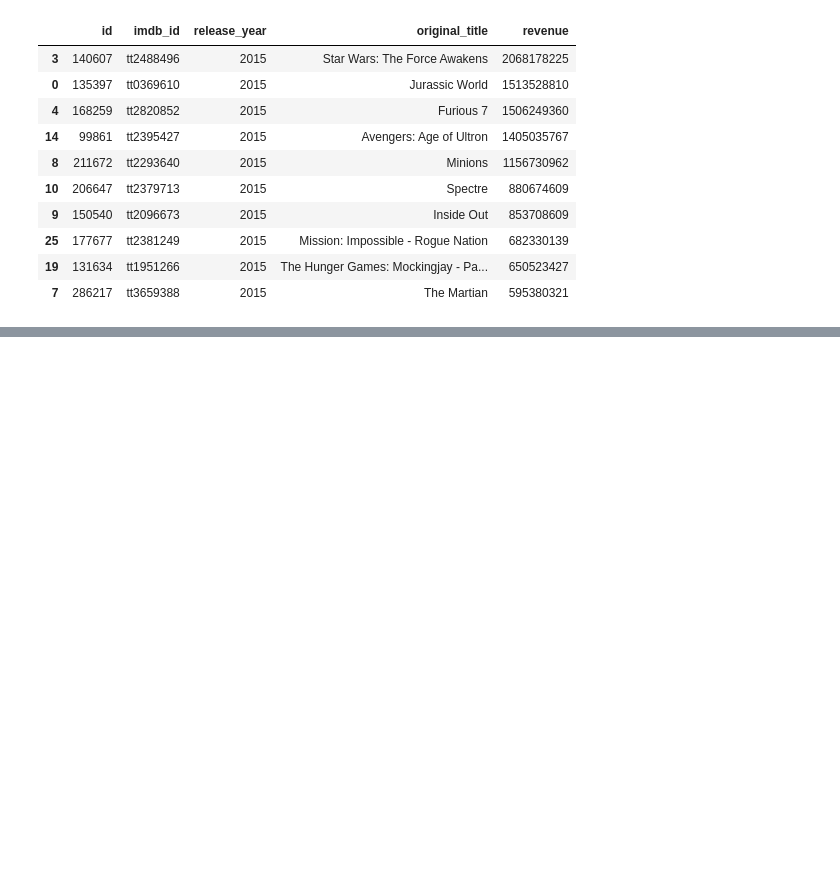
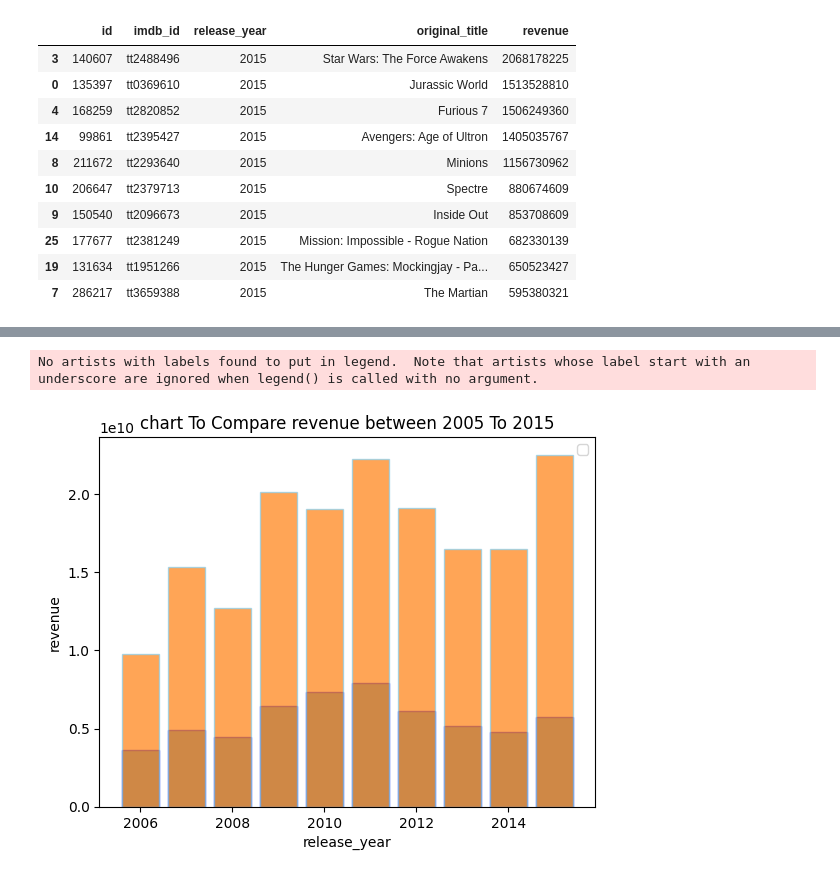
Before and after one commit to masiod/TMDb_movie_data, a Jupyter notebook: TMDB Final Project investigate dataset.ipynb, the cells around one changed output, grey strips where cells are left out. Cells and saved outputs as stored; diff of their text form; code cells hidden in the pictures; blank space fills up the shorter version.

```diff
--- a/TMDB Final Project investigate dataset.ipynb
+++ b/TMDB Final Project investigate dataset.ipynb
@@ -368,0 +394,12 @@ ConversionError: Failed to convert value(s) to axis units: 6190             Harr
+# %%
+
+plt.bar(merged_compare.index,merged_compare['budget'], edgecolor='blue',alpha=0.7);
+plt.bar(merged_compare.index,merged_compare['revenue'], edgecolor='skyblue',alpha=0.7);
+plt.title('chart To Compare revenue between 2005 To 2015');
+plt.xlabel('release_year');
+plt.ylabel('revenue');
+plt.legend()
+plt.show();
+# %% [output]
+No artists with labels found to put in legend.  Note that artists whose label start with an underscore are ignored when legend() is called with no argument.
+[figure, added]
```
Also changed, not shown: parts of 19 cells of this notebook.
